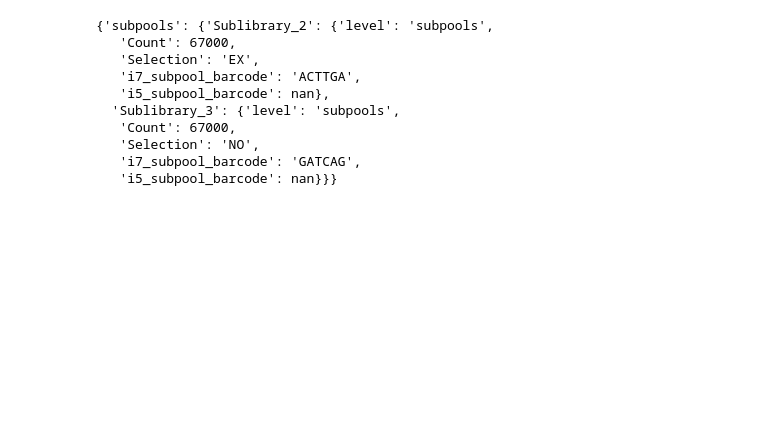
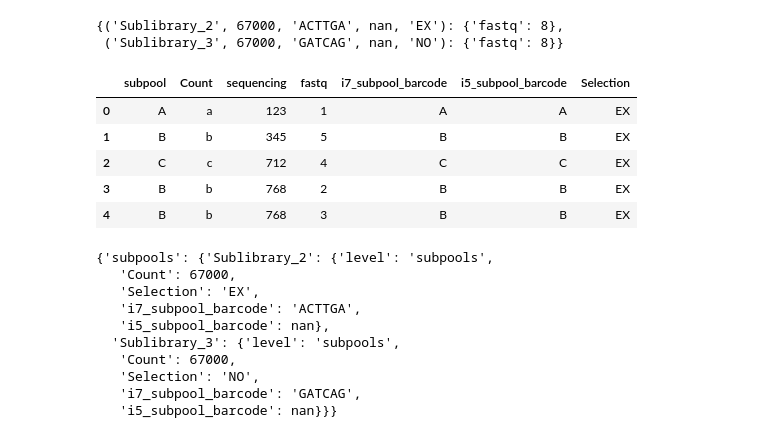
Before and after one commit to mortazavilab/parse_pipeline, a Jupyter notebook: snakemake/spec.ipynb, the cells around one changed output. Saved outputs shown, nothing was run; the diff lists cells and outputs as text; code cells hidden in the pictures; blank space fills up the shorter version.

```diff
--- a/snakemake/spec.ipynb
+++ b/snakemake/spec.ipynb
@@ -94,2 +170,31 @@ sample_df = parse_sample_df(sample_csv)
+# %%
+subpool_cols = ['subpool', 'Count', 'i7_subpool_barcode', 'i5_subpool_barcode', 'Selection']
+df[subpool_cols+['fastq']].groupby(subpool_cols, dropna=False).count().to_dict(orient='index')
+# %% [output]
+{('Sublibrary_2', 67000, 'ACTTGA', nan, 'EX'): {'fastq': 8},
+ ('Sublibrary_3', 67000, 'GATCAG', nan, 'NO'): {'fastq': 8}}
 # %%
 df = df.merge(subpool_df, how='left', on=['subpool', 'plate'])
+# %%
+df = pd.DataFrame([
+           ['A', 'a', 123, 1],
+           ['B', 'b', 345, 5],
+           ['C', 'c', 712, 4],
+           ['B', 'b', 768, 2],
+           ['B', 'b', 768, 3],
+           ['A', 'a', 123, 9],
+           ['C', 'c', 178, 6],
+           ['C', 'c', 178, 5],
+           ['A', 'a', 321, 3]])
+df.columns = ['subpool', 'Count', 'sequencing', 'fastq']
+df['i7_subpool_barcode'] = df['subpool']
+df['i5_subpool_barcode'] = df['subpool']
+df['Selection'] = 'EX'
+df.head()
+# %% [output]
+|  | subpool | Count | sequencing | fastq | i7_subpool_barcode | i5_subpool_barcode | Selection |
+| 0 | A | a | 123 | 1 | A | A | EX |
+| 1 | B | b | 345 | 5 | B | B | EX |
+| 2 | C | c | 712 | 4 | C | C | EX |
+| 3 | B | b | 768 | 2 | B | B | EX |
+| 4 | B | b | 768 | 3 | B | B | EX |
```
Also changed, not shown: parts of 15 cells of this notebook, 4 other files.
